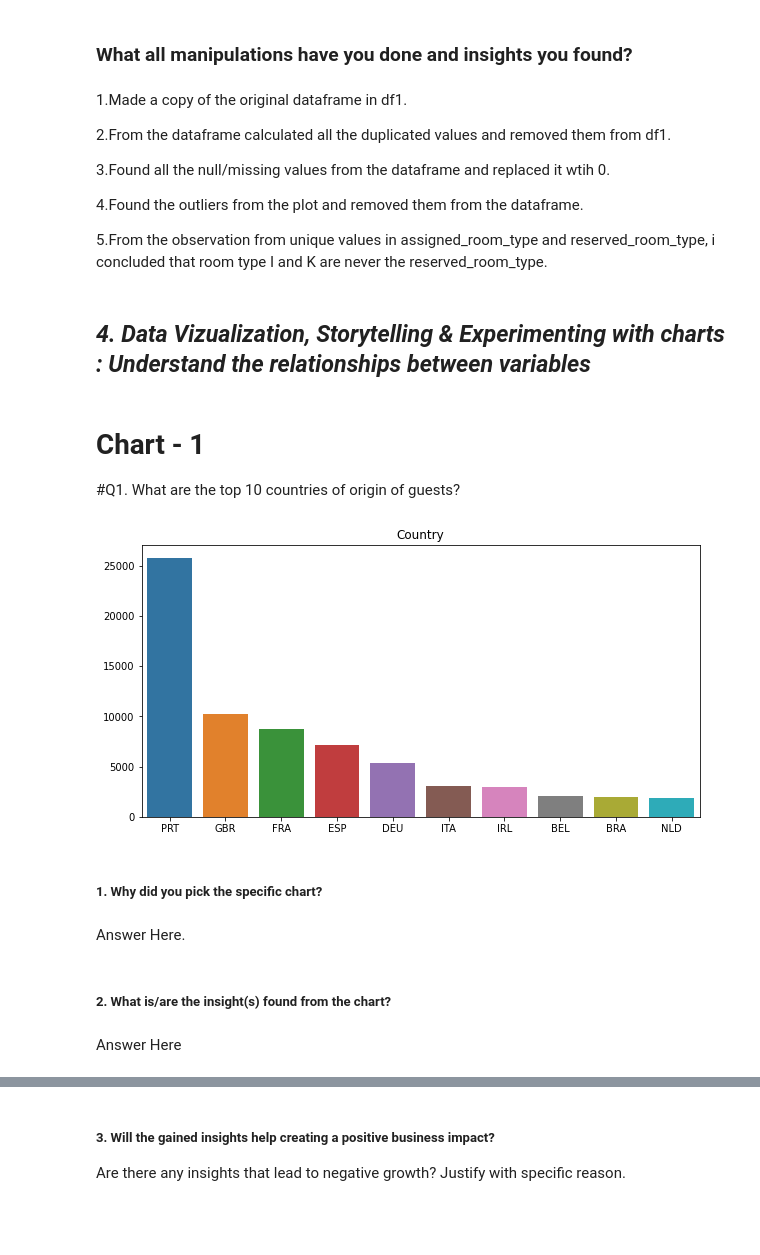
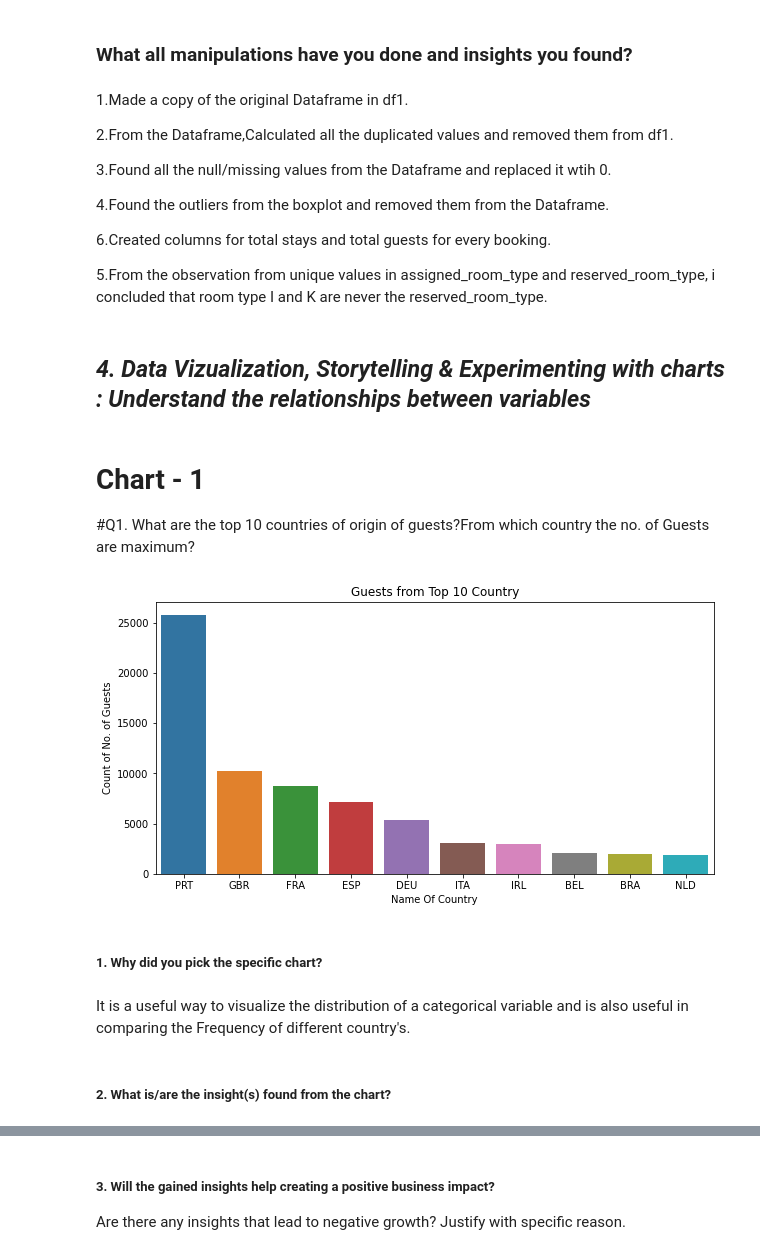
Before and after one commit to Jassibro/EDA-PROJECT, a Jupyter notebook: EDA_Hotel_Booking_Analysis.ipynb, the cells around one changed output, grey strips where cells are left out. Saved outputs shown, nothing was run; the diff lists cells and outputs as text; code cells hidden in the pictures; blank space fills up the shorter version.

```diff
--- a/EDA_Hotel_Booking_Analysis.ipynb
+++ b/EDA_Hotel_Booking_Analysis.ipynb
@@ -363,34 +383,36 @@ df1.drop(vague_value_indices,inplace=True)
 # %% [markdown]
 ### What all manipulations have you done and insights you found?
 # %% [markdown]
-1.Made a copy of the original dataframe in df1.
+1.Made a copy of the original Dataframe in df1.
 
-2.From the dataframe calculated all the duplicated values and removed them from df1.
+2.From the Dataframe,Calculated all the duplicated values and removed them from df1.
 
-3.Found all the null/missing values from the dataframe and replaced it wtih 0.
+3.Found all the null/missing values from the Dataframe and replaced it wtih 0.
 
-4.Found the outliers from the plot and removed them from the dataframe.
+4.Found the outliers from the boxplot and removed them from the Dataframe.
+
+6.Created columns for total stays and total guests for every booking.
 
 5.From the observation from unique values in assigned_room_type and reserved_room_type, i concluded that room type I and K are never the reserved_room_type.
 # %% [markdown]
 ## ***4. Data Vizualization, Storytelling & Experimenting with charts : Understand the relationships between variables***
 # %% [markdown]
 # Chart - 1
-#Q1. What are the top 10 countries of origin of guests?
+#Q1. What are the top 10 countries of origin of guests?From which country the no. of Guests are maximum?
 # %%
 # chart 1-visualization code
 country_counts=df1['country'].value_counts().head(10)
 plt.figure(figsize=(10,5))
 sns.barplot(x=country_counts.index,y=country_counts.values)
-plt.title('Country')
+plt.title('Guests from Top 10 Country')
+plt.xlabel('Name Of Country')
+plt.ylabel('Count of No. of Guests')
 plt.show()
 # %% [output]
-[figure, old version]
+[figure, new version]
 # %% [markdown]
 ##### 1. Why did you pick the specific chart?
-# %% [markdown]
-Answer Here.
+# %% [markdown]
+It is a useful way to visualize the distribution of a categorical variable and is also useful in comparing the Frequency of different country's.
 # %% [markdown]
 ##### 2. What is/are the insight(s) found from the chart?
-# %% [markdown]
-Answer Here
```
Also changed, not shown: parts of 78 cells of this notebook.
